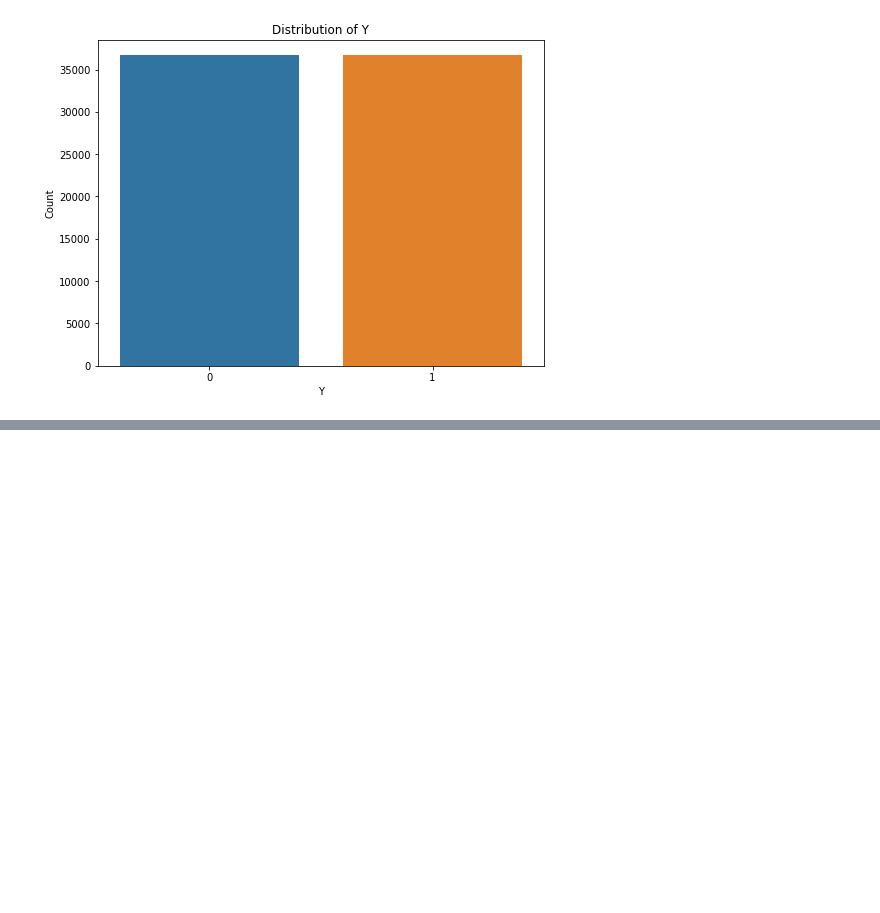
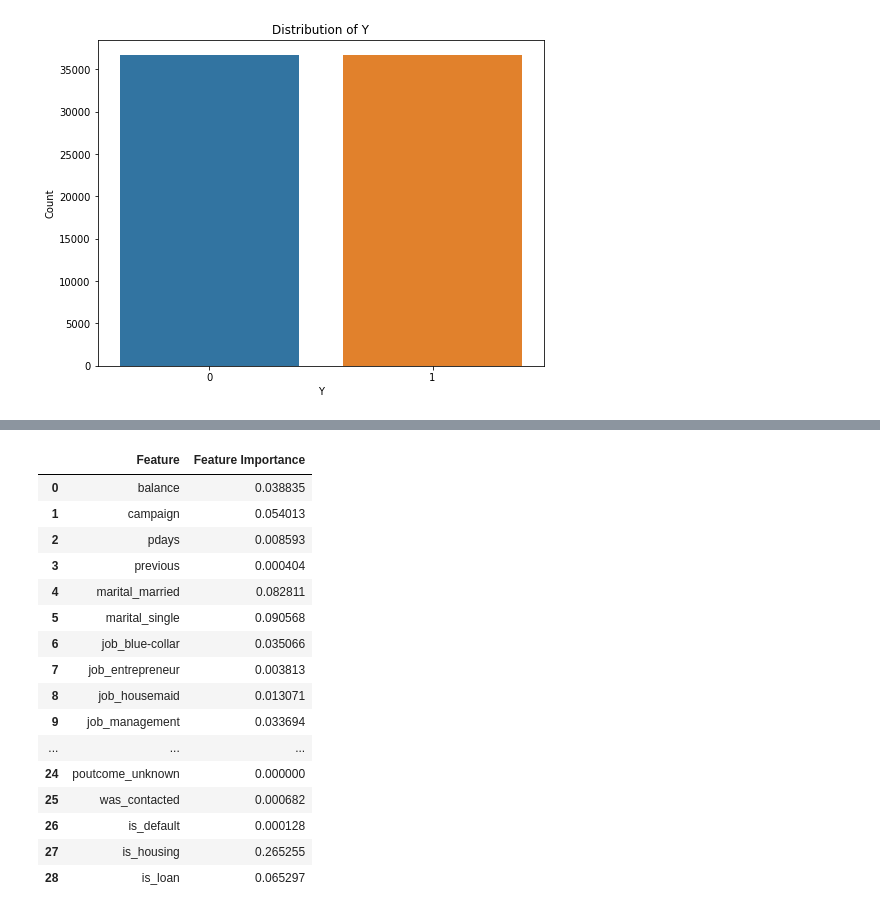
Before and after one commit to Vinitladse/-Bank-Marketing-Effectiveness-Prediction, a Jupyter notebook: Vinit_ladse(Group)_Bank_Marketing_Effectiveness_Prediction_Capstone_Project.ipynb, the cells around one changed output, grey strips where cells are left out. Cells and saved outputs as stored; diff of their text form; code cells hidden in the pictures; blank space fills up the shorter version.

```diff
--- a/Vinit_ladse(Group)_Bank_Marketing_Effectiveness_Prediction_Capstone_Project.ipynb
+++ b/Vinit_ladse(Group)_Bank_Marketing_Effectiveness_Prediction_Capstone_Project.ipynb
@@ -817,5 +815,0 @@ print(y_test.shape)
-# %%
-# Fitting model to logistic regression
-
-logistic_model = LogisticRegression(fit_intercept= True, max_iter =10000)
-logistic_model.fit(X_train, y_train)
@@ -911,0 +818,4 @@ ax.yaxis.set_ticklabels(labels)
+# %%
+from sklearn.tree import DecisionTreeClassifier
+tree_model = DecisionTreeClassifier()
+tree_model.fit(X_train, y_train)
@@ -911,0 +871,12 @@ ax.yaxis.set_ticklabels(labels)
+# %%
+#Hyperprarameter tuning using GridSearchCV
+from sklearn.model_selection import GridSearchCV
+tree_grid = DecisionTreeClassifier()
+parameters = {
+                'max_depth' : [4,6,8,10],
+              'min_samples_split' : [10,20,30,40,50],
+              'min_samples_leaf' : [10,15,20]
+
+}
+tree_grid = GridSearchCV(tree_grid, parameters, scoring='roc_auc', cv=5,verbose=2)
+tree_grid.fit(X_train,y_train)
@@ -911,0 +989,26 @@ ax.yaxis.set_ticklabels(labels)
+# %%
+importances = tree_optimal_model.feature_importances_
+
+importance_dict_gb = {'Feature' : list(features.columns),
+                   'Feature Importance' : importances}
+
+importance_gb_df = pd.DataFrame(importance_dict_gb)
+importance_gb_df
+# %% [output]
+|  | Feature | Feature Importance |
+| 0 | balance | 0.038835 |
+| 1 | campaign | 0.054013 |
+| 2 | pdays | 0.008593 |
+| 3 | previous | 0.000404 |
+| 4 | marital_married | 0.082811 |
+| 5 | marital_single | 0.090568 |
+| 6 | job_blue-collar | 0.035066 |
+| 7 | job_entrepreneur | 0.003813 |
+| 8 | job_housemaid | 0.013071 |
+| 9 | job_management | 0.033694 |
+| ... | ... | ... |
+| 24 | poutcome_unknown | 0.000000 |
+| 25 | was_contacted | 0.000682 |
+| 26 | is_default | 0.000128 |
+| 27 | is_housing | 0.265255 |
+| 28 | is_loan | 0.065297 |
```
Also changed, not shown: parts of 44 cells of this notebook.
